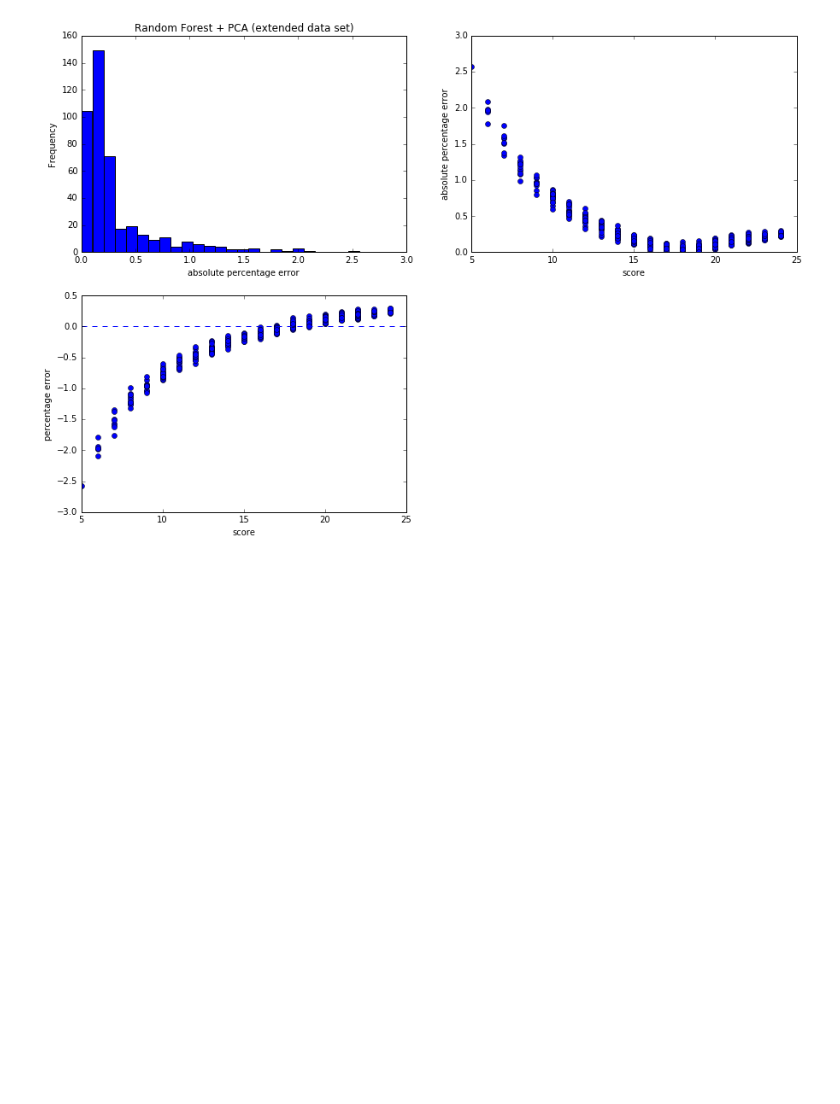
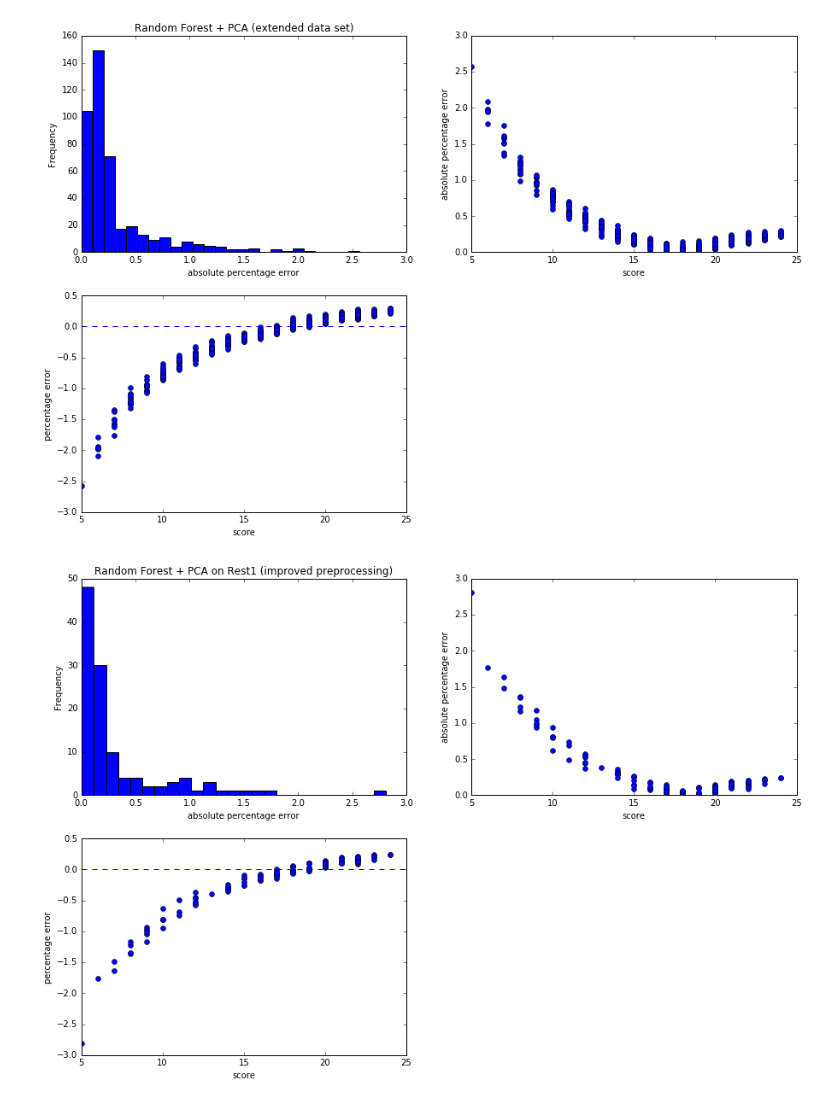
Before and after one commit to paola-g/iq_prediction, a Jupyter notebook: comparison.ipynb, the cells around one changed output. Drawn from its saved outputs; the diff is of its cells as text; code cells hidden in the pictures; blank space fills up the shorter version.

Commit message:
model comparisons

```diff
--- a/comparison.ipynb
+++ b/comparison.ipynb
@@ -164,7 +170,7 @@ y_true = np.ravel(finn_improved_1['finn_improved_1_score'])
 y_pred = np.ravel(finn_improved_1['finn_improved_1_preds_pos'])
 ape = absolute_percentage_error(y_true,y_pred)
 pe = percentage_error(y_true,y_pred)
-
+models['finn_improved_1'] = (y_true,y_pred)
 plt.figure(figsize=(15, 10))
 plt.subplot(221)
 plot_hist(ape,25,'Finn improved Rest1 (positive edges)','absolute percentage error')
@@ -180,7 +186,7 @@ y_true = np.ravel(finn_improved_2['finn_improved_2_score'])
 y_pred = np.ravel(finn_improved_2['finn_improved_2_preds_pos'])
 ape = absolute_percentage_error(y_true,y_pred)
 pe = percentage_error(y_true,y_pred)
-
+models['finn_improved_2'] = (y_true,y_pred)
 plt.figure(figsize=(15, 10))
 plt.subplot(221)
 plot_hist(ape,25,'Finn improved Rest2 (positive edges)','absolute percentage error')
@@ -196,7 +202,7 @@ y_true = np.ravel(finn['finn_score'])
 y_pred = np.ravel(randforest['rf_preds_pca_train'])
 ape = absolute_percentage_error(y_true,y_pred)
 pe = percentage_error(y_true,y_pred)
-
+models['randforest'] = (y_true,y_pred)
 plt.figure(figsize=(15, 10))
 plt.subplot(221)
 plot_hist(ape,25,'Random Forest + PCA','absolute percentage error')
@@ -212,7 +218,7 @@ y_true = np.ravel(finn_ext['finn_ext_score'])
 y_pred = np.ravel(randforest_ext['rf_ext_preds_pca_train'])
 pe = percentage_error(y_true,y_pred)
 ape = absolute_percentage_error(y_true,y_pred)
-
+models['randforest_ext'] = (y_true,y_pred)
 plt.figure(figsize=(15, 10))
 plt.subplot(221)
 plot_hist(ape,25,'Random Forest + PCA (extended data set)','absolute percentage error')
@@ -223,3 +229,19 @@ plot_scatter(y_true,pe,'score','percentage error')
 plt.show()
 # %% [output]
 [figure]
+# %%
+y_true = np.ravel(finn_improved_1['finn_improved_1_score'])
+y_pred = np.ravel(randforest_improved_1['rf_improved_1_preds_pca_train'])
+pe = percentage_error(y_true,y_pred)
+ape = absolute_percentage_error(y_true,y_pred)
+models['randforest_improved_1'] = (y_true,y_pred)
+plt.figure(figsize=(15, 10))
+plt.subplot(221)
+plot_hist(ape,25,'Random Forest + PCA on Rest1 (improved preprocessing)','absolute percentage error')
+plt.subplot(222)
+plot_scatter(y_true,ape,'score','absolute percentage error')
+plt.subplot(223)
+plot_scatter(y_true,pe,'score','percentage error')
+plt.show()
+# %% [output]
+[figure, added]
```
Also changed, not shown: parts of 9 cells of this notebook.
